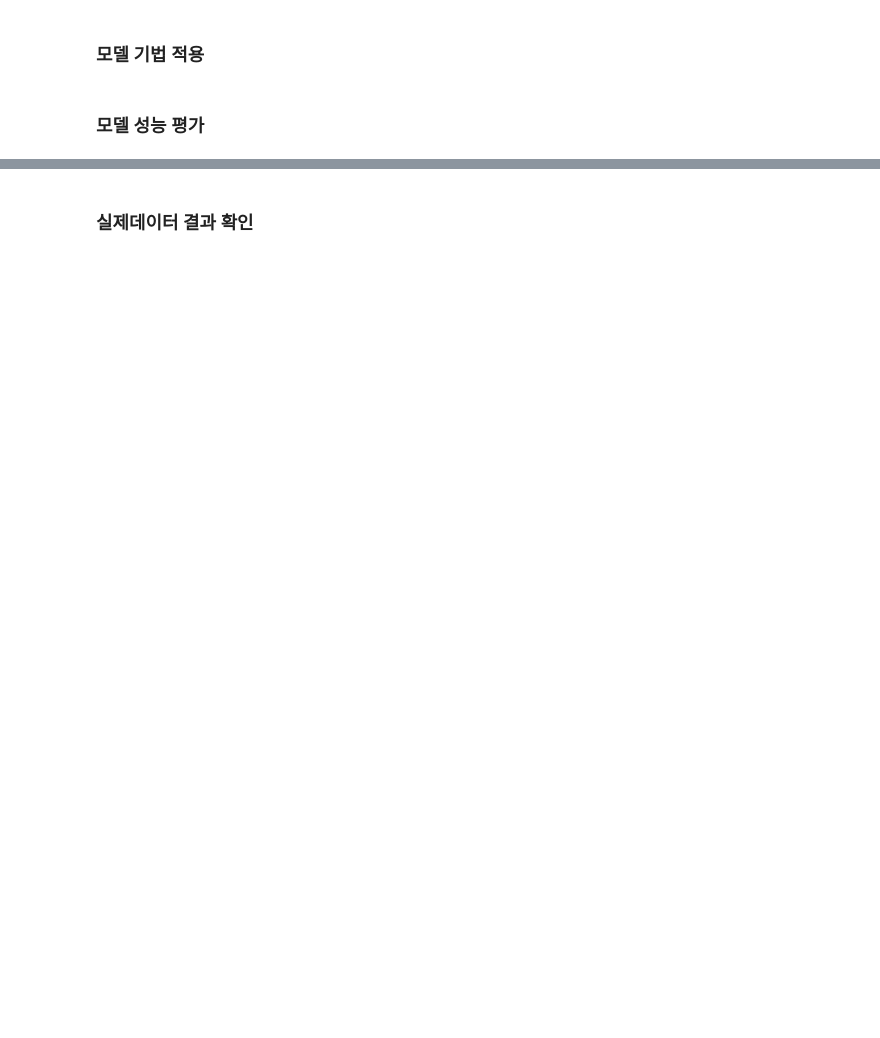
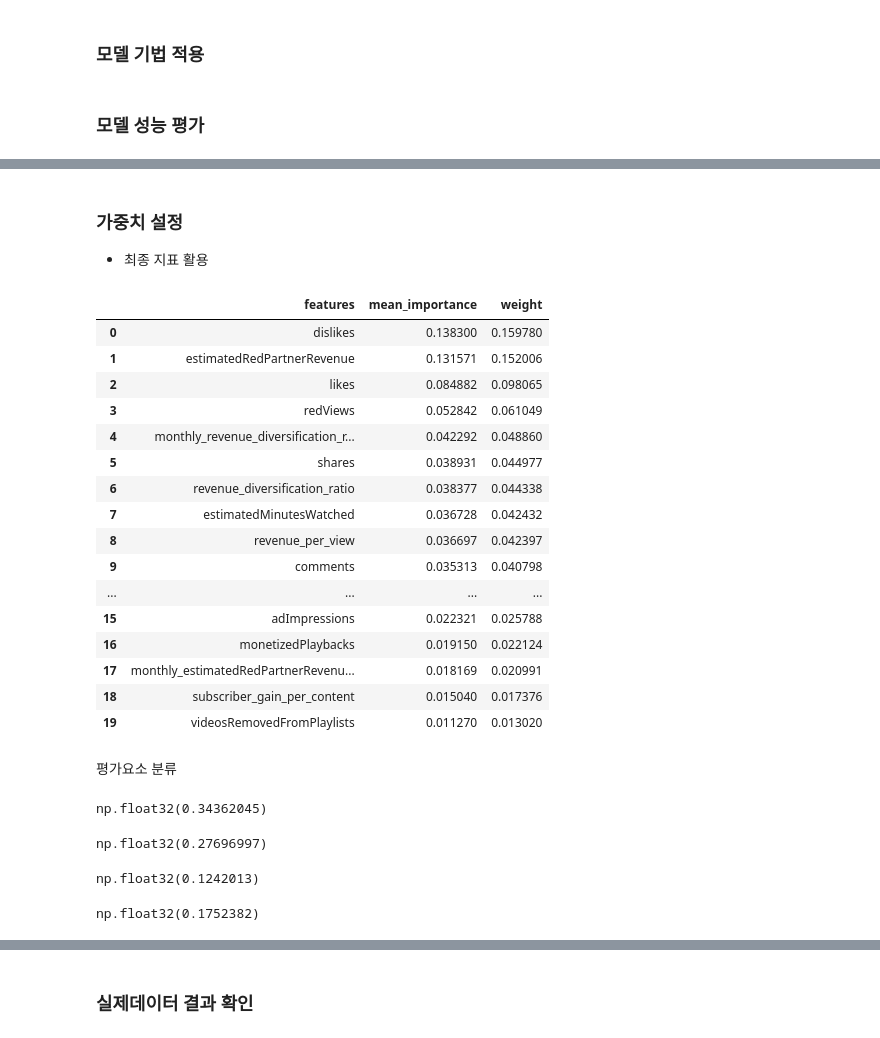
Before and after one commit to kkwann/awake, a Jupyter notebook: 5.Modeling(4).ipynb, the cells around one changed output, grey strips where cells are left out. Saved outputs shown, nothing was run; the diff lists cells and outputs as text; code cells hidden in the pictures; blank space fills up the shorter version.

```diff
--- a/5.Modeling(4).ipynb
+++ b/5.Modeling(4).ipynb
@@ -499,15 +498,12 @@ youtube_videos = youtube_videos.replace([np.inf, -np.inf], 0) ## inf
 # %%
 # 컬럼 정리
 unique_col = youtube_videos.columns[:3]
-remove_col = ['estimatedRevenue','estimatedAdRevenue','grossRevenue','net_subscribers_change','subscribersGained','subscribersLost','ad_playback_rate','monetizedPlaybacks','adImpressions']
+remove_col = ['estimatedRevenue','estimatedAdRevenue','grossRevenue','net_subscribers_change','subscribersGained','subscribersLost','engage_rate','views']
 x_col = youtube_videos.columns.drop(list(unique_col) + remove_col) ## y값 제거, y값 변수 관여 변수 제거
 # %%
 # 데이터 분할
 train_data = youtube_videos[youtube_videos['end_date'] <= '2024-02-11']
 test_data = youtube_videos[youtube_videos['end_date'] > '2024-02-11']
-# %%
-train_data = train_data.compute()
-test_data = test_data.compute()
 # %%
 # 불균형 확인
 print(train_data.shape)
@@ -550,6 +546,8 @@ models = {
 #     results[model_name] = mean_rmse
 # %% [markdown]
 ### 모델 성능 평가
+# %%
+feature_importances_dict = {}
 # %%
 from sklearn.ensemble import RandomForestRegressor
 from sklearn.metrics import mean_squared_error, r2_score
@@ -619,7 +612,9 @@ pd.DataFrame({
 # %%
 importances_df = pd.DataFrame({
     'features': x_col,
-    'estimatedRevenue_importance': estimatedRevenue_importance,
-    'estimatedAdRevenue_importance': estimatedAdRevenue_importance,
-    'net_subscribers_change_importance': net_subscribers_change_importance
+    'estimatedRevenue_importance': feature_importances_dict['estimatedRevenue'],
+    'net_subscribers_change_importance': feature_importances_dict['net_subscribers_change'],
+    'engage_rate_importance': feature_importances_dict['engage_rate']
     })
+
+importances_df['mean_importance'] = importances_df[['estimatedRevenue_importance', 'net_subscribers_change_importance', 'engage_rate_importance']].mean(axis=1)
@@ -746,0 +724,51 @@ Index(['weekly_estimated_revenue', 'weekly_estimated_ad_revenue',
+# %% [markdown]
+### 가중치 설정
+- 최종 지표 활용
+# %%
+importances_df_final = importances_df.sort_values(['mean_importance'],ascending=False).iloc[:20][['features','mean_importance']].reset_index(drop=True)
+importances_df_final['weight'] = importances_df_final['mean_importance'] / importances_df_final['mean_importance'].sum() ## 가중치 설정
+importances_df_final
+# %% [output]
+|  | features | mean_importance | weight |
+| 0 | dislikes | 0.138300 | 0.159780 |
+| 1 | estimatedRedPartnerRevenue | 0.131571 | 0.152006 |
+| 2 | likes | 0.084882 | 0.098065 |
+| 3 | redViews | 0.052842 | 0.061049 |
+| 4 | monthly_revenue_diversification_r... | 0.042292 | 0.048860 |
+| 5 | shares | 0.038931 | 0.044977 |
+| 6 | revenue_diversification_ratio | 0.038377 | 0.044338 |
+| 7 | estimatedMinutesWatched | 0.036728 | 0.042432 |
+| 8 | revenue_per_view | 0.036697 | 0.042397 |
+| 9 | comments | 0.035313 | 0.040798 |
+| ... | ... | ... | ... |
+| 15 | adImpressions | 0.022321 | 0.025788 |
+| 16 | monetizedPlaybacks | 0.019150 | 0.022124 |
+| 17 | monthly_estimatedRedPartnerRevenu... | 0.018169 | 0.020991 |
+| 18 | subscriber_gain_per_content | 0.015040 | 0.017376 |
+| 19 | videosRemovedFromPlaylists | 0.011270 | 0.013020 |
+# %% [markdown]
+평가요소 분류
+# %%
+# 상환이력
+eval_col1 = ['dislikes','likes','shares','comments']
+importances_df_final[importances_df_final['features'].isin(eval_col1)]['weight'].sum()
+# %% [output]
+np.float32(0.34362045)
+# %%
+# 부채수준
+eval_col2 = ['estimatedRedPartnerRevenue','revenue_per_view','playbackBasedCpm','monetizedPlaybacks','adImpressions']
+importances_df_final[importances_df_final['features'].isin(eval_col2)]['weight'].sum()
+# %% [output]
+np.float32(0.27696997)
+# %%
+# 신용거래기간
+eval_col3 = ['averageViewPercentage','subscriber_gain_per_content','videosRemovedFromPlaylists','monthly_watch_time_per_subscriber_std','watch_time_per_subscriber']
+importances_df_final[importances_df_final['features'].isin(eval_col3)]['weight'].sum()
+# %% [output]
+np.float32(0.1242013)
+# %%
+# 신용형태
+eval_col4 = ['redViews','revenue_diversification_ratio','monthly_revenue_diversification_ratio_trd','monthly_estimatedRedPartnerRevenue_std']
+importances_df_final[importances_df_final['features'].isin(eval_col4)]['weight'].sum()
+# %% [output]
+np.float32(0.1752382)
```
Also changed, not shown: parts of 35 cells of this notebook.
